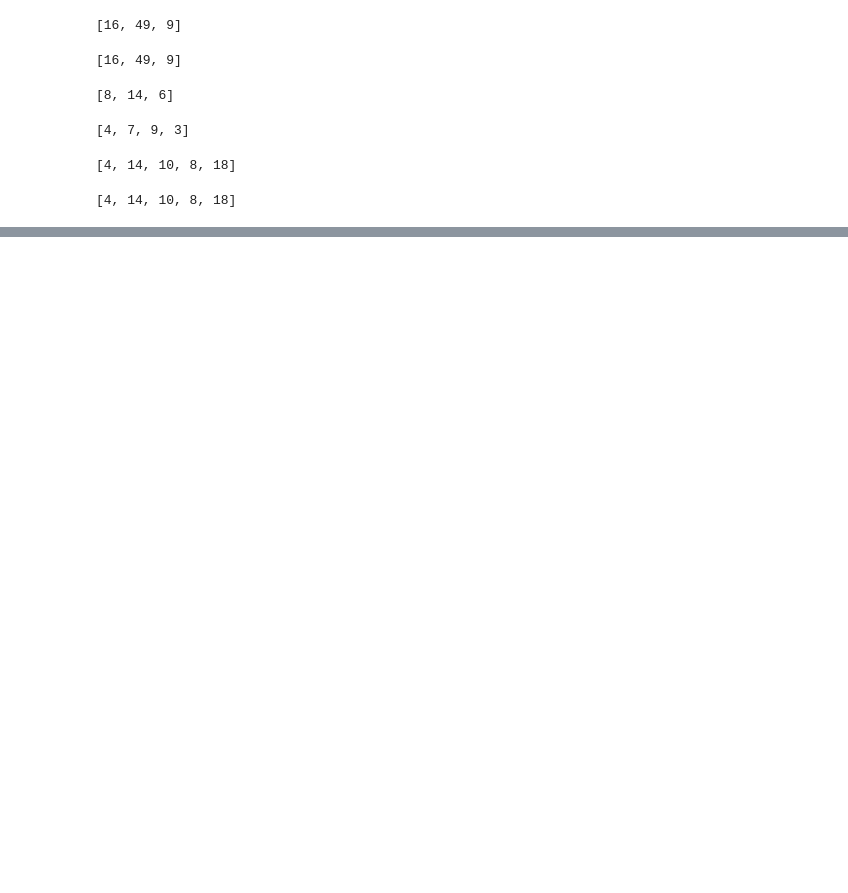
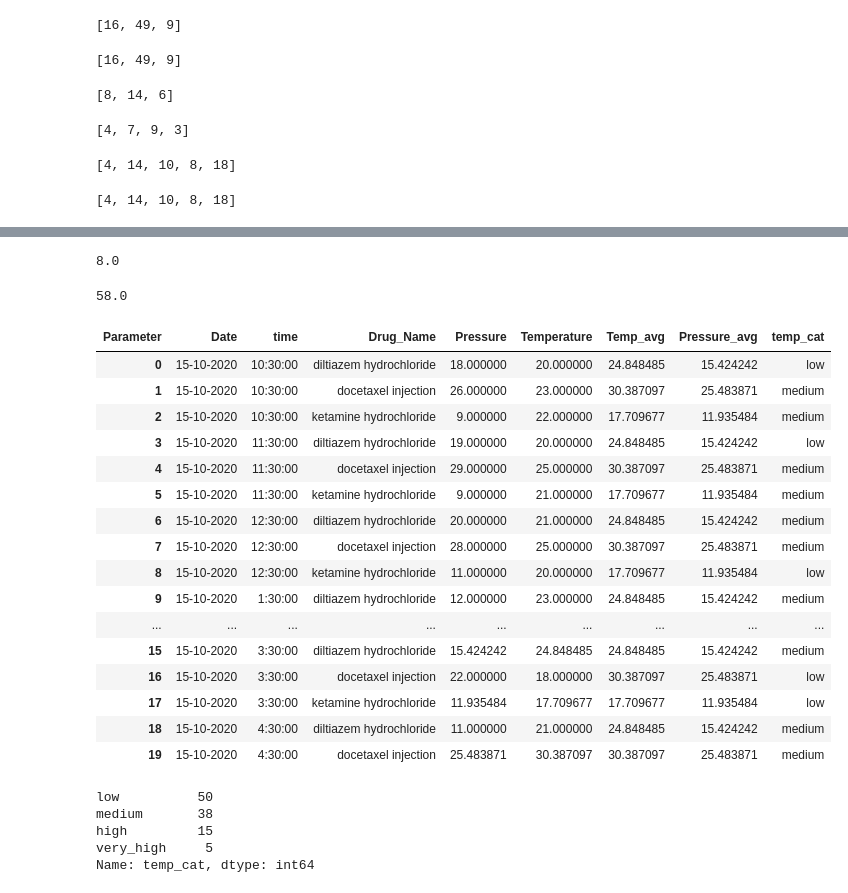
Before and after one commit to adityajain2407/DAV-1-Feb23-Tue, a Jupyter notebook: 09_Pandas_04.ipynb, the cells around one changed output, grey strips where cells are left out. Cells and saved outputs as stored; diff of their text form; code cells hidden in the pictures; blank space fills up the shorter version.

```diff
--- a/09_Pandas_04.ipynb
+++ b/09_Pandas_04.ipynb
@@ -270,0 +760,2 @@ print(b)
+# %%
+data_tidy["Temperature"].fillna(data_tidy["Temp_avg"], inplace = True)
@@ -270,0 +782,12 @@ print(b)
+# %%
+#HW - check this code
+
+def pr_mean(x):
+  x['Pressure_avg'] = x['Pressure'].mean()
+  return x
+
+
+data_tidy=data_tidy.groupby(["Drug_Name"]).apply(pr_mean)
+data_tidy['Pressure'].fillna(data_tidy["Pressure_avg"], inplace=True)
+data_tidy
+data_tidy.isna().sum()
@@ -270,0 +812,43 @@ print(b)
+# %%
+data_tidy["Temperature"].min()
+# %% [output]
+8.0
+# %%
+data_tidy["Temperature"].max()
+# %% [output]
+58.0
+# %%
+temp_points = [5, 20, 35, 50, 60]
+temp_labels = ["low", "medium", "high", "very_high"]
+# %%
+data_tidy["temp_cat"] = pd.cut(data_tidy["Temperature"],
+                               bins = temp_points,
+                               labels = temp_labels)
+# %%
+data_tidy.head(20)
+# %% [output]
+| Parameter | Date | time | Drug_Name | Pressure | Temperature | Temp_avg | Pressure_avg | temp_cat |
+| 0 | 15-10-2020 | 10:30:00 | diltiazem hydrochloride | 18.000000 | 20.000000 | 24.848485 | 15.424242 | low |
+| 1 | 15-10-2020 | 10:30:00 | docetaxel injection | 26.000000 | 23.000000 | 30.387097 | 25.483871 | medium |
+| 2 | 15-10-2020 | 10:30:00 | ketamine hydrochloride | 9.000000 | 22.000000 | 17.709677 | 11.935484 | medium |
+| 3 | 15-10-2020 | 11:30:00 | diltiazem hydrochloride | 19.000000 | 20.000000 | 24.848485 | 15.424242 | low |
+| 4 | 15-10-2020 | 11:30:00 | docetaxel injection | 29.000000 | 25.000000 | 30.387097 | 25.483871 | medium |
+| 5 | 15-10-2020 | 11:30:00 | ketamine hydrochloride | 9.000000 | 21.000000 | 17.709677 | 11.935484 | medium |
+| 6 | 15-10-2020 | 12:30:00 | diltiazem hydrochloride | 20.000000 | 21.000000 | 24.848485 | 15.424242 | medium |
+| 7 | 15-10-2020 | 12:30:00 | docetaxel injection | 28.000000 | 25.000000 | 30.387097 | 25.483871 | medium |
+| 8 | 15-10-2020 | 12:30:00 | ketamine hydrochloride | 11.000000 | 20.000000 | 17.709677 | 11.935484 | low |
+| 9 | 15-10-2020 | 1:30:00 | diltiazem hydrochloride | 12.000000 | 23.000000 | 24.848485 | 15.424242 | medium |
+| ... | ... | ... | ... | ... | ... | ... | ... | ... |
+| 15 | 15-10-2020 | 3:30:00 | diltiazem hydrochloride | 15.424242 | 24.848485 | 24.848485 | 15.424242 | medium |
+| 16 | 15-10-2020 | 3:30:00 | docetaxel injection | 22.000000 | 18.000000 | 30.387097 | 25.483871 | low |
+| 17 | 15-10-2020 | 3:30:00 | ketamine hydrochloride | 11.935484 | 17.709677 | 17.709677 | 11.935484 | low |
+| 18 | 15-10-2020 | 4:30:00 | diltiazem hydrochloride | 11.000000 | 21.000000 | 24.848485 | 15.424242 | medium |
+| 19 | 15-10-2020 | 4:30:00 | docetaxel injection | 25.483871 | 30.387097 | 30.387097 | 25.483871 | medium |
+# %%
+data_tidy["temp_cat"].value_counts()
+# %% [output]
+low          50
+medium       38
+high         15
+very_high     5
+Name: temp_cat, dtype: int64
```
Also changed, not shown: parts of 65 cells of this notebook.
